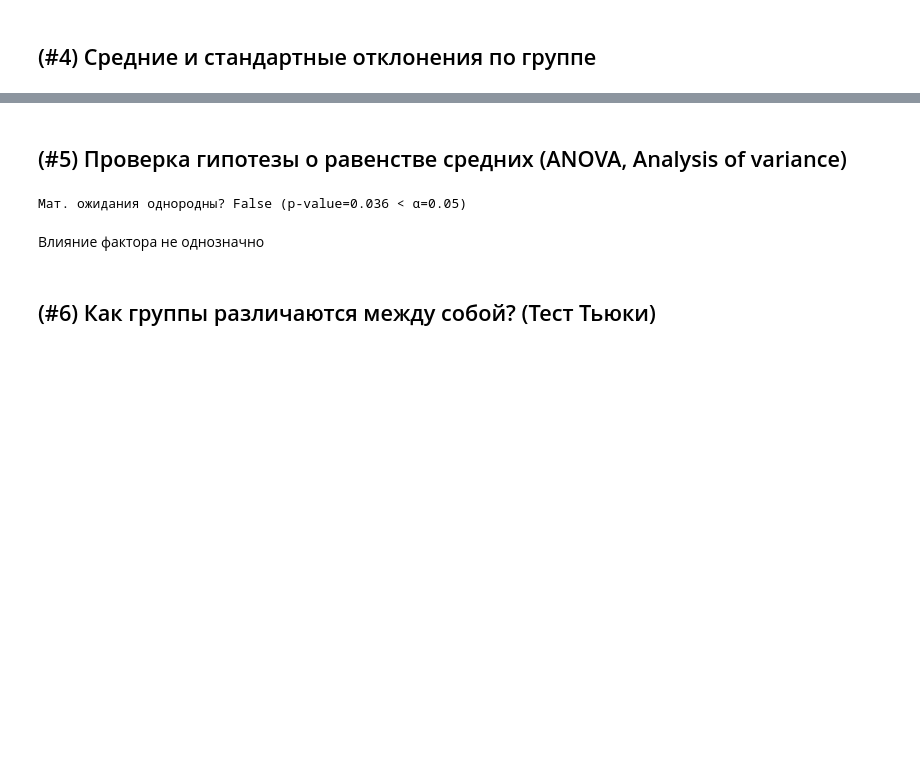
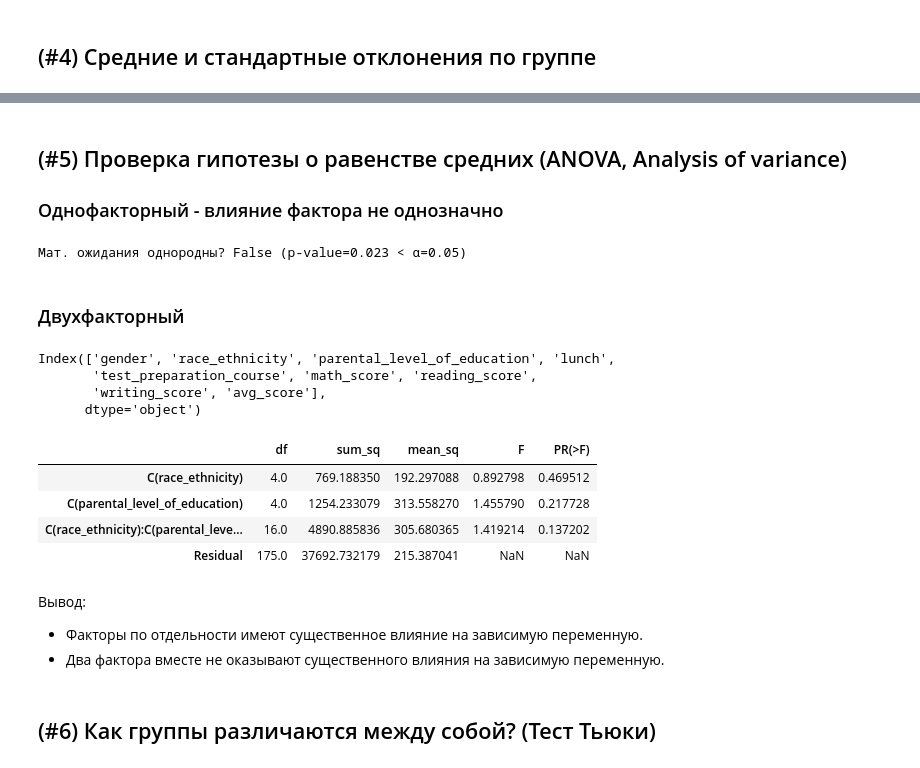
Before and after one commit to L1tewave/stohastic-object-models, a Jupyter notebook: practice_4/report.ipynb, the cells around one changed output, grey strips where cells are left out. Saved outputs shown, nothing was run; the diff lists cells and outputs as text; code cells hidden in the pictures; blank space fills up the shorter version.

```diff
--- a/practice_4/report.ipynb
+++ b/practice_4/report.ipynb
@@ -176,16 +187,46 @@ group5    72.353333
 dtype: float64
 # %% [markdown]
 ## (#5) Проверка гипотезы о равенстве средних (ANOVA, Analysis of variance)
+### Однофакторный - влияние фактора не однозначно
 # %%
+alpha = 0.05
+
 _, p_value = stats.f_oneway(*groups1.T.values)
 is_equal = p_value >= alpha
 
 sign = ">=" if is_equal else "<"
 print(f"Мат. ожидания однородны? {is_equal} (p-value={p_value:.3f} {sign} {ALHA_SYM}={alpha})")
 # %% [output]
-Мат. ожидания однородны? False (p-value=0.036 < α=0.05)
+Мат. ожидания однородны? False (p-value=0.023 < α=0.05)
-# %% [markdown]
-Влияние фактора не однозначно
+# %% [markdown]
+### Двухфакторный
+# %%
+dataframe.columns
+# %% [output]
+Index(['gender', 'race_ethnicity', 'parental_level_of_education', 'lunch',
+       'test_preparation_course', 'math_score', 'reading_score',
+       'writing_score', 'avg_score'],
+      dtype='object')
+# %%
+import statsmodels.api as sm
+from statsmodels.formula.api import ols
+
+variable = "avg_score"
+factor1 = "race_ethnicity"
+factor2 = "parental_level_of_education"
+
+model = ols(f"{variable} ~ C({factor1}) + C({factor2}) + C({factor1}):C({factor2})", dataframe.sample(200)).fit()
+sm.stats.anova_lm(model)
+# %% [output]
+|  | df | sum_sq | mean_sq | F | PR(>F) |
+| C(race_ethnicity) | 4.0 | 769.188350 | 192.297088 | 0.892798 | 0.469512 |
+| C(parental_level_of_education) | 4.0 | 1254.233079 | 313.558270 | 1.455790 | 0.217728 |
+| C(race_ethnicity):C(parental_leve... | 16.0 | 4890.885836 | 305.680365 | 1.419214 | 0.137202 |
+| Residual | 175.0 | 37692.732179 | 215.387041 | NaN | NaN |
+# %% [markdown]
+Вывод:
+- Факторы по отдельности имеют существенное влияние на зависимую переменную.
+- Два фактора вместе не оказывают существенного влияния на зависимую переменную.
 # %% [markdown]
 ## (#6) Как группы различаются между собой? (Тест Тьюки)
 # %%
```
Also changed, not shown: parts of 8 cells of this notebook.
